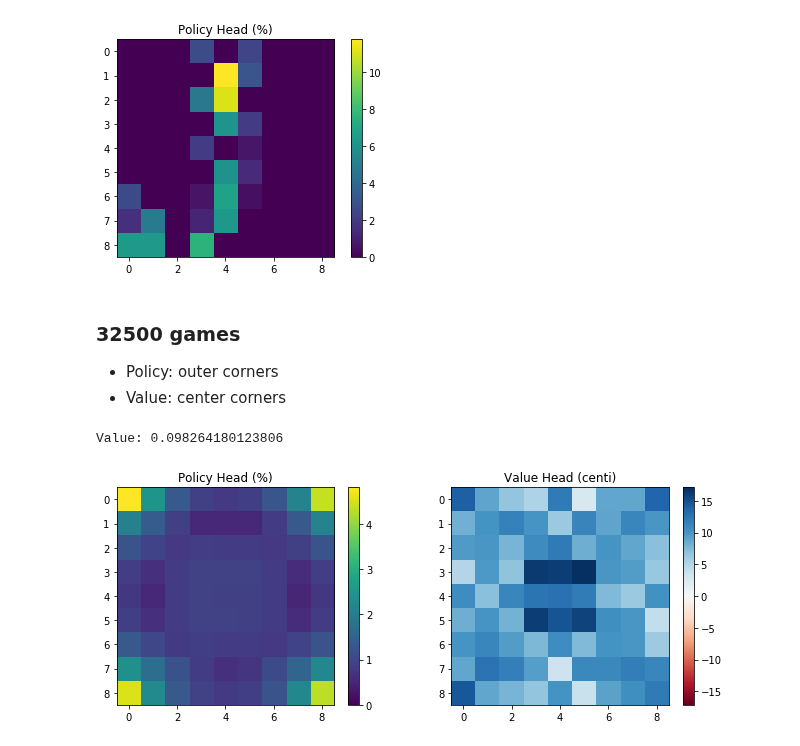
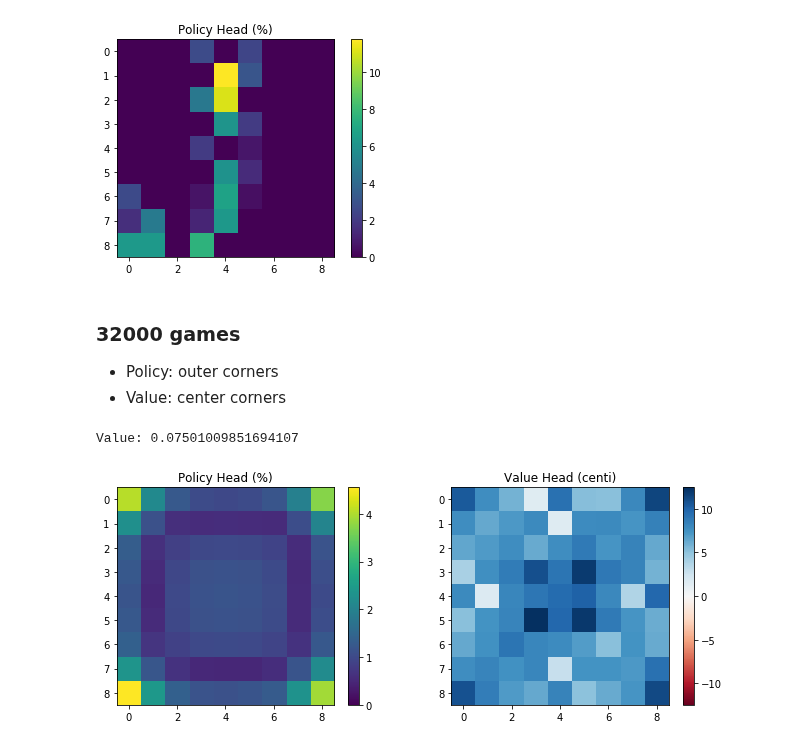
Before and after one commit to fqjin/ultimate-tictactoe, a Jupyter notebook: notebooks/Model.ipynb, the cells around one changed output. Cells and saved outputs as stored; diff of their text form; code cells hidden in the pictures.

```diff
--- a/notebooks/Model.ipynb
+++ b/notebooks/Model.ipynb
@@ -1160,19 +1160,19 @@ plt.show()
 Value: -0.5755013227462769
 [figure]
 # %% [markdown]
-### 32500 games
+### 32000 games
 * Policy: outer corners
 * Value: center corners
 # %%
-m = load_model('3250_32500bs2048lr0.1d0.001e8')
+m = load_model('3200_32000bs2048lr0.1d0.001e6')
 
 a = BigBoard()
 p = policy_head(m, a)
 v = value_head(m, a)
 plot_heads(p, v)
 # %% [output]
-Value: 0.098264180123806
+Value: 0.07501009851694107
-[figure, old version]
+[figure, new version]
 # %%
 p = policy_head(m, b)
 v = value_head(m, b)
```
Also changed, not shown: parts of 5 cells of this notebook, 9 other files.
